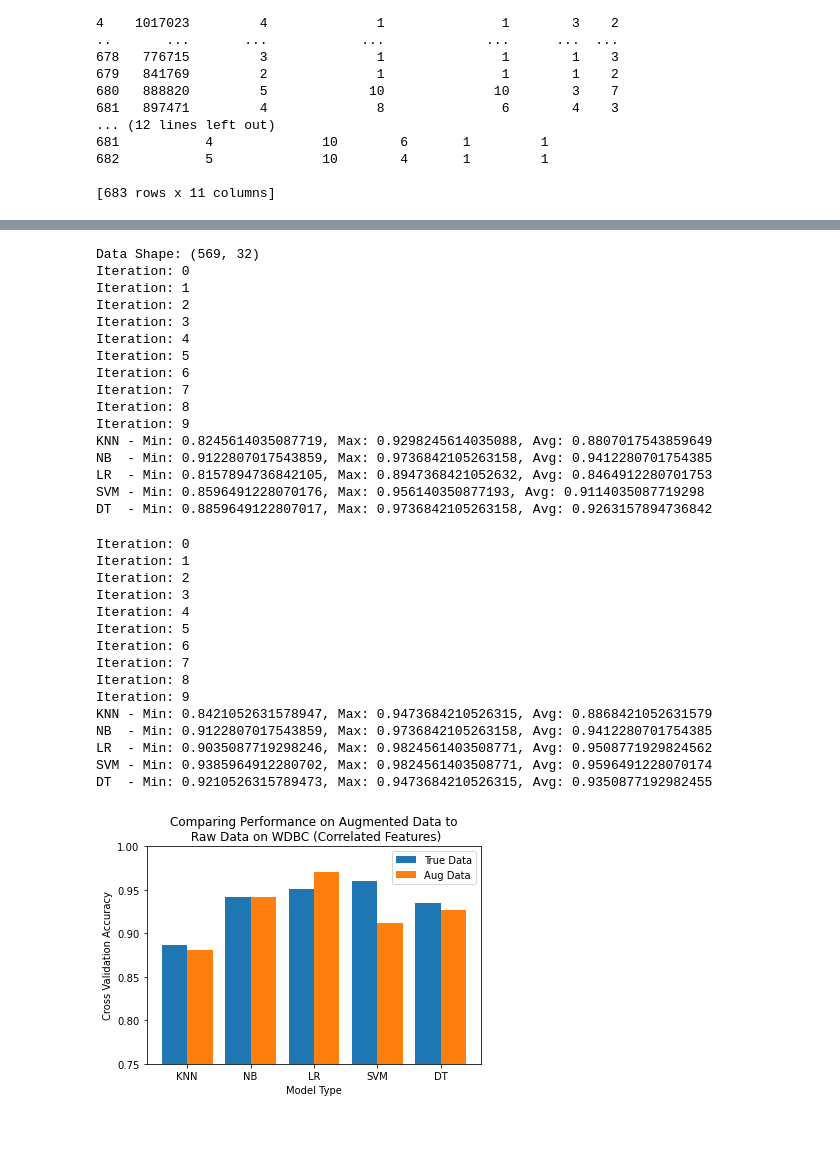
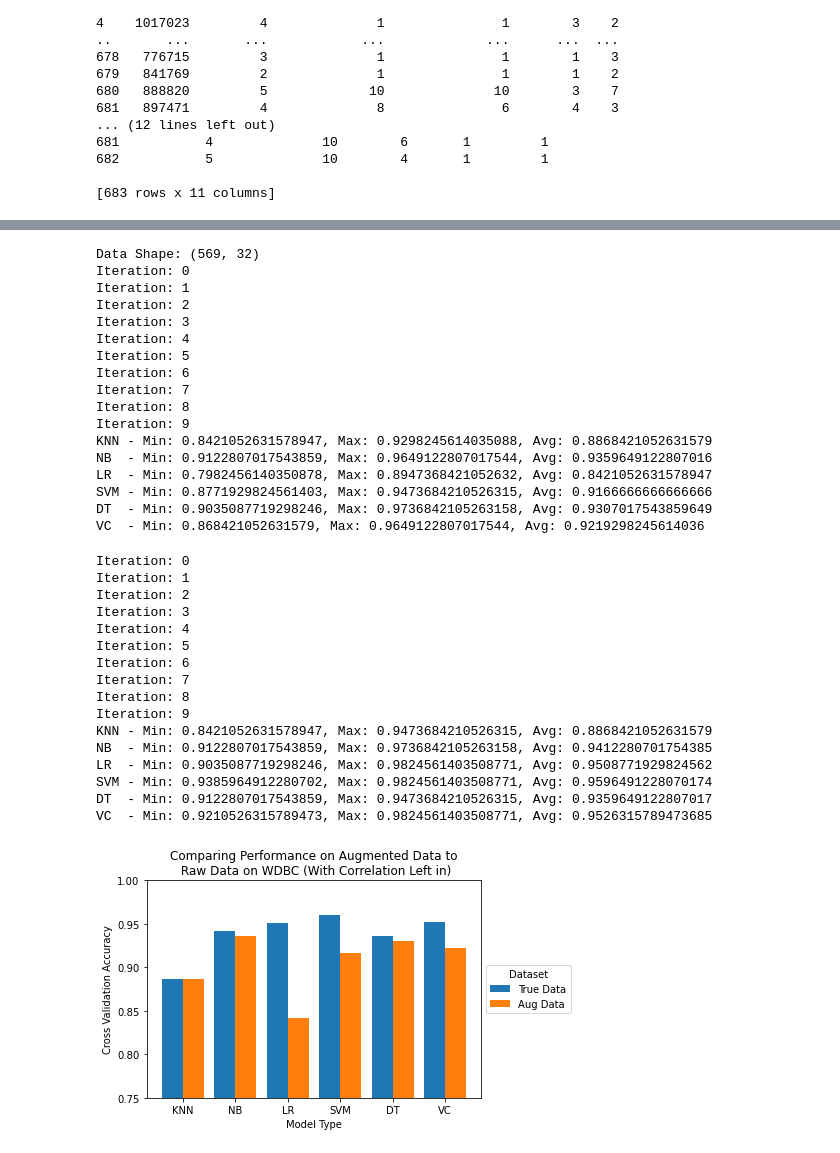
Before and after one commit to sprice134/MQP-2023, a Jupyter notebook: Code/Wole-Paper1/augmentationValidation.ipynb, the cells around one changed output, grey strips where cells are left out. Saved outputs shown, nothing was run; the diff lists cells and outputs as text; code cells hidden in the pictures.

```diff
--- a/Code/Wole-Paper1/augmentationValidation.ipynb
+++ b/Code/Wole-Paper1/augmentationValidation.ipynb
@@ -124,6 +129,7 @@ nbWBC = []
 lrWBC = []
 svmWBC = []
 dtWBC = []
+vcWBC = []
 for i in range(10):
     X = df[cols[1:-1]]
     y = df[cols[-1]]
@@ -142,6 +148,7 @@ for i in range(10):
     lrWBC.append(scores[2])
     svmWBC.append(scores[3])
     dtWBC.append(scores[4])
+    vcWBC.append(scores[5])
     print('Iteration: {}'.format(i))
 
 
@@ -156,6 +163,8 @@ print('SVM - Min: {}, Max: {}, Avg: {}'.format(min(svmWBC), max(svmWBC), sum(svm
 #print('   Best Seed: {}'.format(42 + svmRegressionScores.index(max(svmRegressionScores))))
 print('DT  - Min: {}, Max: {}, Avg: {}'.format(min(dtWBC), max(dtWBC), sum(dtWBC)/len(dtWBC)))
 #print('   Best Seed: {}'.format(42 + decisionTreeRegressionScores.index(max(decisionTreeRegressionScores))))
+print('VC  - Min: {}, Max: {}, Avg: {}'.format(min(vcWBC), max(vcWBC), sum(vcWBC)/len(vcWBC)))
+#print('   Best Seed: {}'.format(42 + decisionTreeRegressionScores.index(max(decisionTreeRegressionScores))))
 # %% [output]
 Iteration: 0
 Iteration: 1
@@ -175,12 +185,12 @@ DT  - Min: 0.8759124087591241, Max: 0.9781021897810219, Avg: 0.9408759124087591
 # %%
 import matplotlib.pyplot as plt
 
-X = ['KNN','NB','LR','SVM', 'DT']
+X = ['KNN','NB','LR','SVM', 'DT', 'VC' ]
 
 aug = [np.mean(augKnnWBC), np.mean(augNbWBC), np.mean(augLrWBC),
-        np.mean(augSvmWBC), np.mean(augDtWBC)]
+        np.mean(augSvmWBC), np.mean(augDtWBC), np.mean(augVcWBC)]
 reg = [np.mean(knnWBC), np.mean(nbWBC), np.mean(lrWBC),
-        np.mean(svmWBC), np.mean(dtWBC)]
+        np.mean(svmWBC), np.mean(dtWBC), np.mean(vcWBC)]
 
 Ygirls = [10,20,20,40]
 Zboys = [20,30,25,30]
@@ -194,7 +204,7 @@ plt.xticks(X_axis, X)
 plt.xlabel("Model Type")
 plt.ylabel("Cross Validation Accuracy")
 plt.ylim(0.75,1)
-plt.title("Comparing Performance on Augmented Data to\n Raw Data on WBC (Little Correlation Between Features)")
-plt.legend()
+plt.title("Comparing Performance on Augmented Data to\n Raw Data on WBC")
+plt.legend(title='Dataset',loc='center left', bbox_to_anchor=(1, 0.5))
 plt.show()
 # %% [output]
@@ -214,6 +224,7 @@ augNbWDBC = []
 augLrWDBC = []
 augSvmWDBC = []
 augDtWDBC = []
+augVcWDBC = []
 print('Data Shape: {}'.format(df.shape))
 for i in range(10):
     X = df[cols[2:]]
@@ -236,6 +247,7 @@ for i in range(10):
     augLrWDBC.append(scores[2])
     augSvmWDBC.append(scores[3])
     augDtWDBC.append(scores[4])
+    augVcWDBC.append(scores[5])
     print('Iteration: {}'.format(i))
 
 
@@ -249,6 +261,8 @@ print('SVM - Min: {}, Max: {}, Avg: {}'.format(min(augSvmWDBC), max(augSvmWDBC),
 #print('   Best Seed: {}'.format(42 + svmRegressionScores.index(max(svmRegressionScores))))
 print('DT  - Min: {}, Max: {}, Avg: {}'.format(min(augDtWDBC), max(augDtWDBC), sum(augDtWDBC)/len(augDtWDBC)))
 #print('   Best Seed: {}'.format(42 + decisionTreeRegressionScores.index(max(decisionTreeRegressionScores))))
+print('VC  - Min: {}, Max: {}, Avg: {}'.format(min(augVcWDBC), max(augVcWDBC), sum(augVcWDBC)/len(augVcWDBC)))
+#print('   Best Seed: {}'.format(42 + decisionTreeRegressionScores.index(max(decisionTreeRegressionScores))))
 # %% [output]
 Data Shape: (569, 32)
 Iteration: 0
@@ -261,17 +275,19 @@ Iteration: 6
 Iteration: 7
 Iteration: 8
 Iteration: 9
-KNN - Min: 0.8245614035087719, Max: 0.9298245614035088, Avg: 0.8807017543859649
-NB  - Min: 0.9122807017543859, Max: 0.9736842105263158, Avg: 0.9412280701754385
-LR  - Min: 0.8157894736842105, Max: 0.8947368421052632, Avg: 0.8464912280701753
-SVM - Min: 0.8596491228070176, Max: 0.956140350877193, Avg: 0.9114035087719298
-DT  - Min: 0.8859649122807017, Max: 0.9736842105263158, Avg: 0.9263157894736842
+KNN - Min: 0.8421052631578947, Max: 0.9298245614035088, Avg: 0.8868421052631579
+NB  - Min: 0.9122807017543859, Max: 0.9649122807017544, Avg: 0.9359649122807016
+LR  - Min: 0.7982456140350878, Max: 0.8947368421052632, Avg: 0.8421052631578947
+SVM - Min: 0.8771929824561403, Max: 0.9473684210526315, Avg: 0.9166666666666666
+DT  - Min: 0.9035087719298246, Max: 0.9736842105263158, Avg: 0.9307017543859649
+VC  - Min: 0.868421052631579, Max: 0.9649122807017544, Avg: 0.9219298245614036
 # %%
 knnWDBC = []
 nbWDBC = []
 lrWDBC = []
 svmWDBC = []
 dtWDBC = []
+vcWDBC = []
 for i in range(10):
     X = df[cols[2:]]
     y = df[cols[1]]
@@ -290,6 +306,7 @@ for i in range(10):
     lrWDBC.append(scores[2])
     svmWDBC.append(scores[3])
     dtWDBC.append(scores[4])
+    vcWDBC.append(scores[5])
     print('Iteration: {}'.format(i))
 
 
@@ -304,6 +321,8 @@ print('SVM - Min: {}, Max: {}, Avg: {}'.format(min(svmWDBC), max(svmWDBC), sum(s
 #print('   Best Seed: {}'.format(42 + svmRegressionScores.index(max(svmRegressionScores))))
 print('DT  - Min: {}, Max: {}, Avg: {}'.format(min(dtWDBC), max(dtWDBC), sum(dtWDBC)/len(dtWDBC)))
 #print('   Best Seed: {}'.format(42 + decisionTreeRegressionScores.index(max(decisionTreeRegressionScores))))
+print('VC  - Min: {}, Max: {}, Avg: {}'.format(min(vcWDBC), max(vcWDBC), sum(vcWDBC)/len(vcWDBC)))
+#print('   Best Seed: {}'.format(42 + decisionTreeRegressionScores.index(max(decisionTreeRegressionScores))))
 # %% [output]
 Iteration: 0
 Iteration: 1
@@ -319,29 +338,30 @@ KNN - Min: 0.8421052631578947, Max: 0.9473684210526315, Avg: 0.8868421052631579
 NB  - Min: 0.9122807017543859, Max: 0.9736842105263158, Avg: 0.9412280701754385
 LR  - Min: 0.9035087719298246, Max: 0.9824561403508771, Avg: 0.9508771929824562
 SVM - Min: 0.9385964912280702, Max: 0.9824561403508771, Avg: 0.9596491228070174
-DT  - Min: 0.9210526315789473, Max: 0.9473684210526315, Avg: 0.9350877192982455
+DT  - Min: 0.9122807017543859, Max: 0.9473684210526315, Avg: 0.9359649122807017
+VC  - Min: 0.9210526315789473, Max: 0.9824561403508771, Avg: 0.9526315789473685
 # %%
-X = ['KNN','NB','LR','SVM', 'DT']
+X = ['KNN','NB','LR','SVM', 'DT', 'VC' ]
 
-aug = [np.mean(augKnnWDBC), np.mean(augNbWDBC), np.mean(augLrWBC),
-        np.mean(augSvmWDBC), np.mean(augDtWDBC)]
+aug = [np.mean(augKnnWDBC), np.mean(augNbWDBC), np.mean(augLrWDBC),
+        np.mean(augSvmWDBC), np.mean(augDtWDBC), np.mean(augVcWDBC)]
 reg = [np.mean(knnWDBC), np.mean(nbWDBC), np.mean(lrWDBC),
-        np.mean(svmWDBC), np.mean(dtWDBC)]
+        np.mean(svmWDBC), np.mean(dtWDBC), np.mean(vcWDBC)]
 
 Ygirls = [10,20,20,40]
 Zboys = [20,30,25,30]
 
 X_axis = np.arange(len(X))
 
 plt.bar(X_axis - 0.2, reg, 0.4, label = 'True Data')
 plt.bar(X_axis + 0.2, aug, 0.4, label = 'Aug Data')
 
 plt.xticks(X_axis, X)
 plt.xlabel("Model Type")
 plt.ylabel("Cross Validation Accuracy")
 plt.ylim(0.75,1)
-plt.title("Comparing Performance on Augmented Data to\n Raw Data on WDBC (Correlated Features)")
-plt.legend()
+plt.title("Comparing Performance on Augmented Data to\n Raw Data on WDBC (With Correlation Left in)")
+plt.legend(title='Dataset',loc='center left', bbox_to_anchor=(1, 0.5))
 plt.show()
 # %% [output]
-[figure, old version]
+[figure, new version]
```
Also changed, not shown: parts of 7 cells of this notebook, 3 other files.
